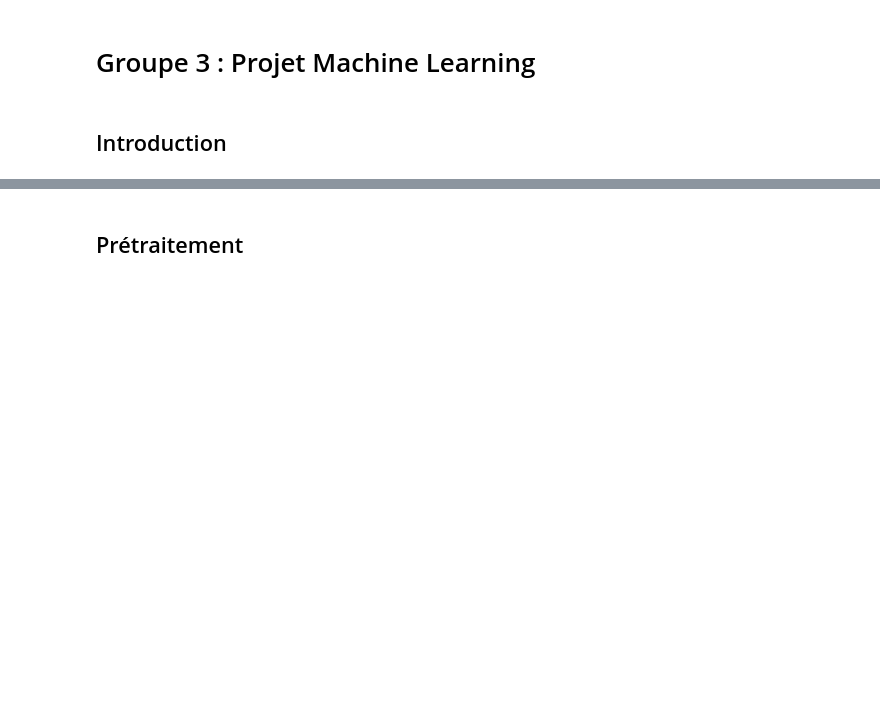
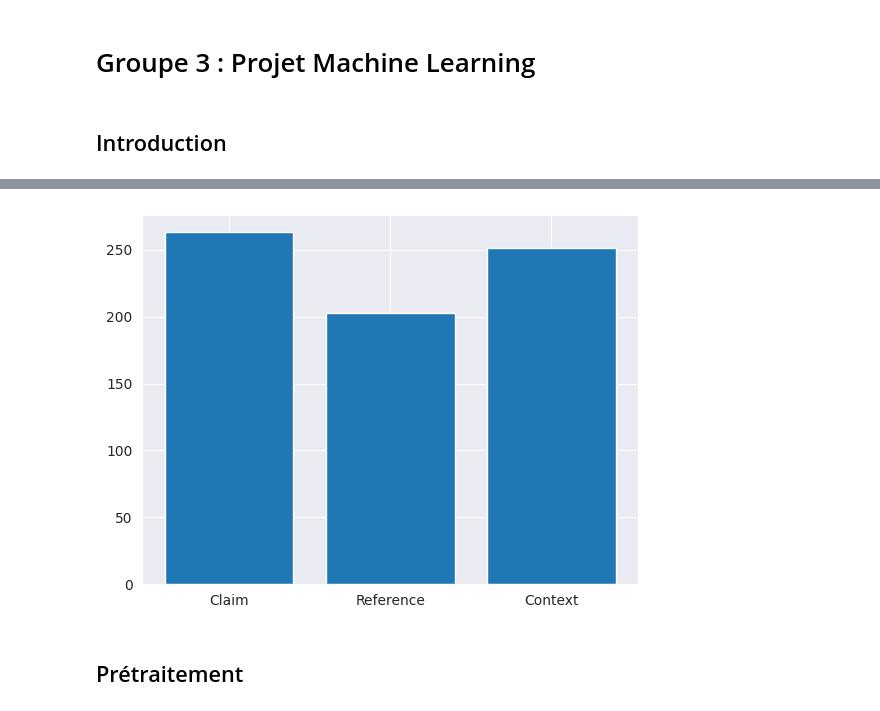
Before and after one commit to RaphaelRibes/machine-learning, a Jupyter notebook: notebook.ipynb, the cells around one changed output, grey strips where cells are left out. Saved outputs shown, nothing was run; the diff lists cells and outputs as text; code cells hidden in the pictures; blank space fills up the shorter version.

```diff
--- a/notebook.ipynb
+++ b/notebook.ipynb
@@ -12,2 +31,11 @@ import nltk
+# %%
+fig, ax = plt.subplots()
+ax.bar(['Claim', "Reference", "Context"],
+       [scientific.where(scientific['scientific_claim'] == 1)['tweet_id'].count(),
+        scientific.where(scientific['scientific_reference'] == 1)['tweet_id'].count(),
+        scientific.where(scientific['scientific_context'] == 1)['tweet_id'].count()])
+plt.show()
+# %% [output]
+[figure, added]
 # %% [markdown]
 ## Prétraitement
```
Also changed, not shown: parts of 4 cells of this notebook.
